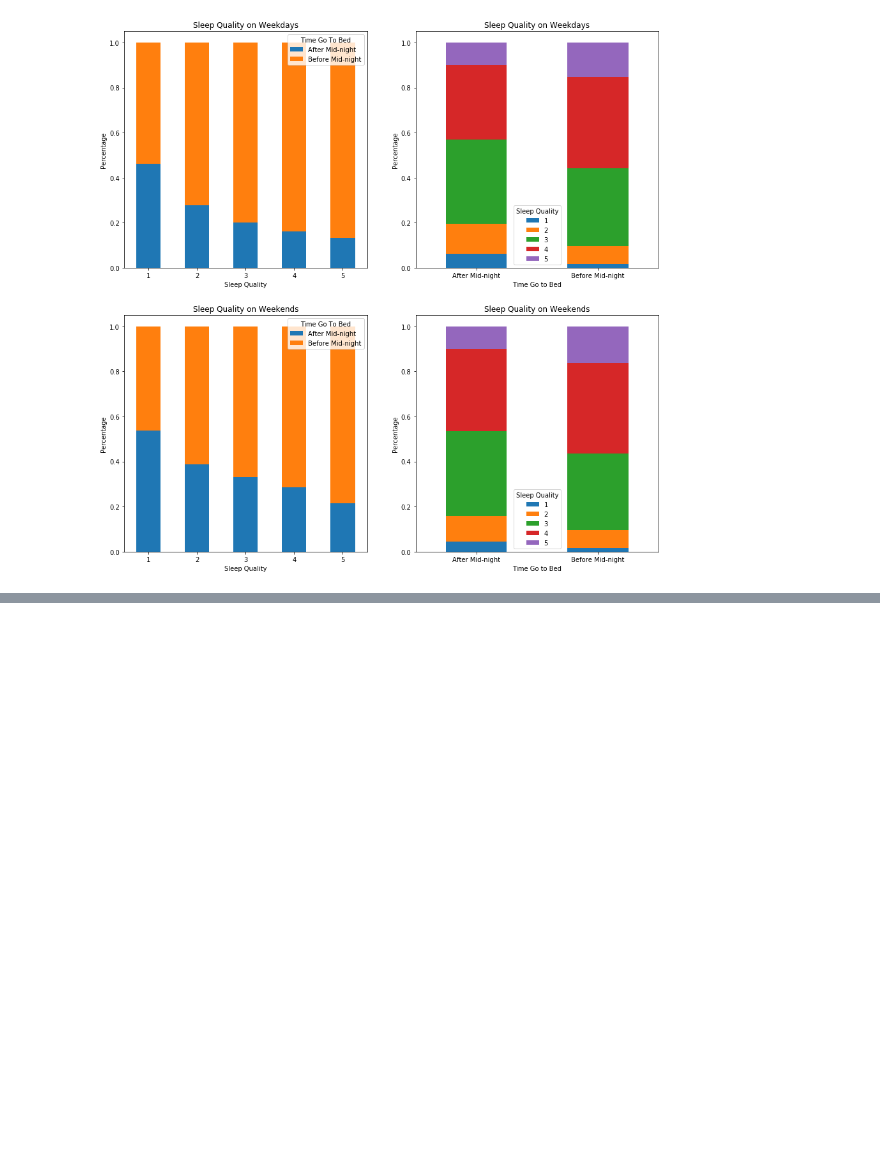
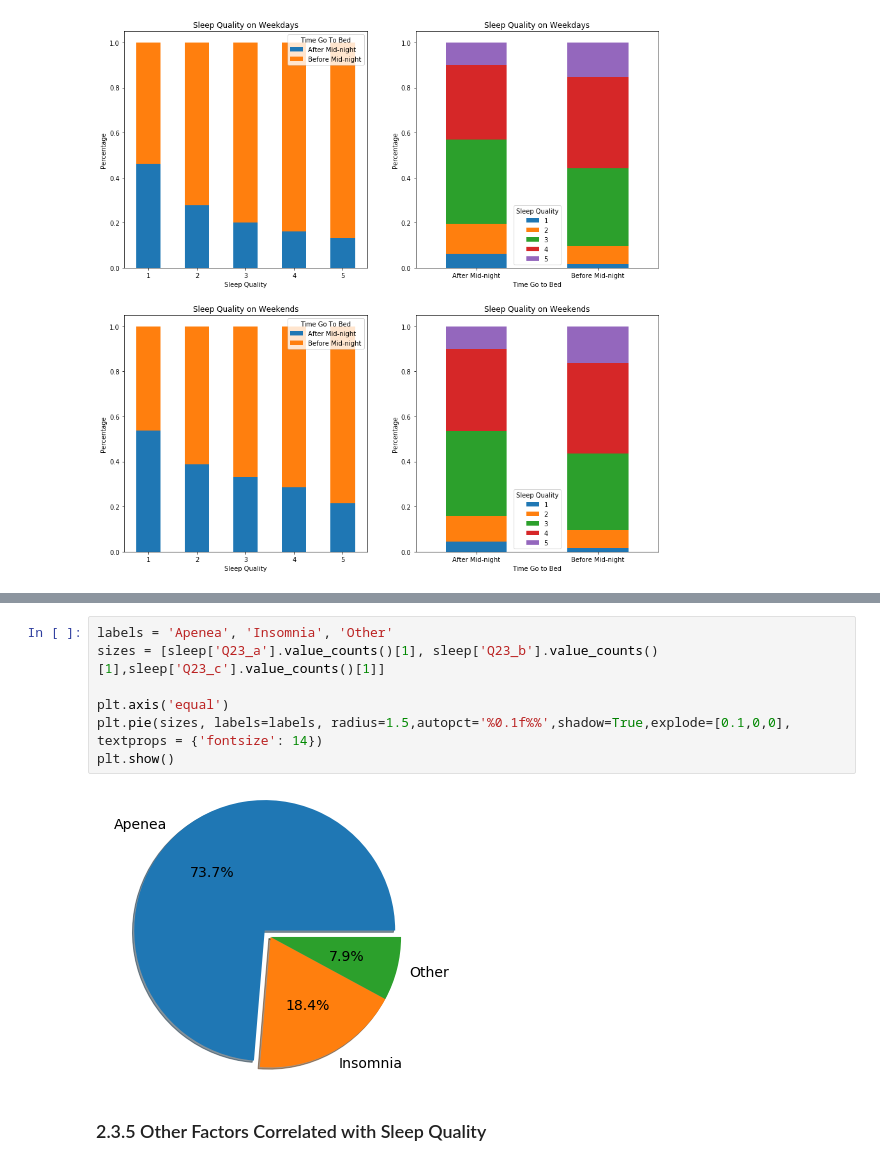
Before and after one commit to zhangxingruo/2019-fa-stats131-group2, a Jupyter notebook: STATS131_Friends_Final_Project.ipynb, the cells around one changed output, grey strips where cells are left out. Saved outputs shown, nothing was run; the diff lists cells and outputs as text; blank space fills up the shorter version.

```diff
--- a/STATS131_Friends_Final_Project.ipynb
+++ b/STATS131_Friends_Final_Project.ipynb
@@ -177 +188,12 @@ plt.show()
+# %%
+labels = 'Apenea', 'Insomnia', 'Other'
+sizes = [sleep['Q23_a'].value_counts()[1], sleep['Q23_b'].value_counts()[1],sleep['Q23_c'].value_counts()[1]]
+
+plt.axis('equal')
+plt.pie(sizes, labels=labels, radius=1.5,autopct='%0.1f%%',shadow=True,explode=[0.1,0,0], textprops = {'fontsize': 14})
+plt.show()
+# %% [output]
+[figure, added]
+# %% [markdown]
+### 2.3.5 Other Factors Correlated with Sleep Quality
 # %%
```
Also changed, not shown: parts of 7 cells of this notebook.
